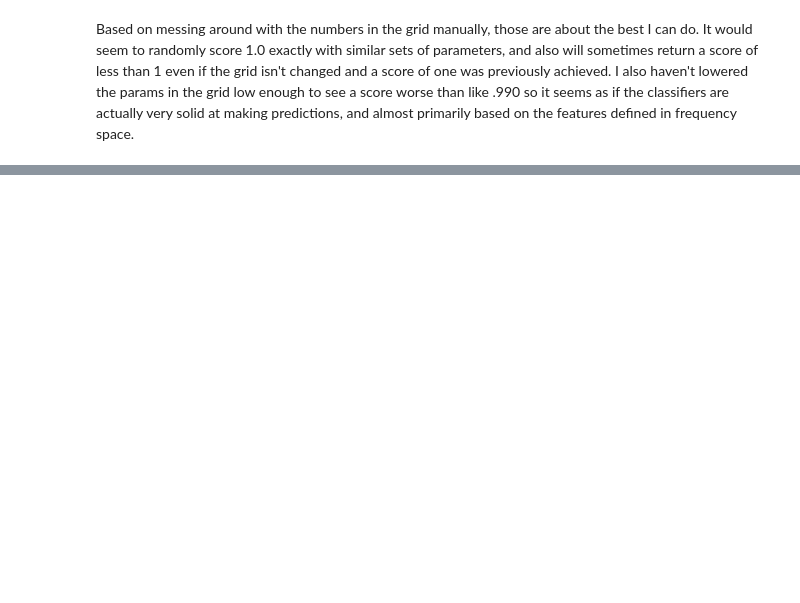
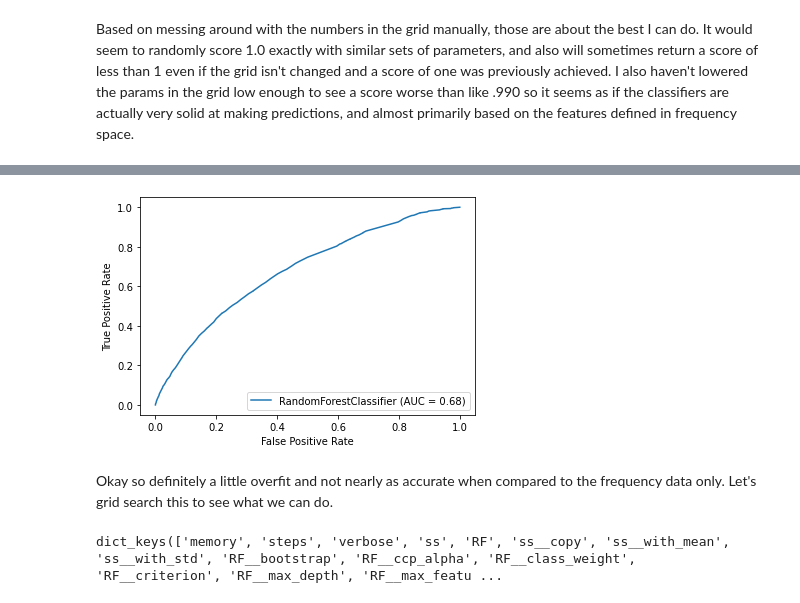
Before and after one commit to mattlegro/MDD-Classification-Project, a Jupyter notebook: modelling.ipynb, the cells around one changed output, grey strips where cells are left out. Cells and saved outputs as stored; diff of their text form; code cells hidden in the pictures; blank space fills up the shorter version.

```diff
--- a/modelling.ipynb
+++ b/modelling.ipynb
@@ -287,0 +319,6 @@ Based on messing around with the numbers in the grid manually, those are about t
+# %%
+forest3_roc = plot_roc_curve(forest3, data_test_no_f, target_test_no_f)
+# %% [output]
+[figure, added]
+# %% [markdown]
+Okay so definitely a little overfit and not nearly as accurate when compared to the frequency data only. Let's grid search this to see what we can do.
@@ -287,0 +337,4 @@ Based on messing around with the numbers in the grid manually, those are about t
+# %%
+scaled_RF_pipe_no_f_grid_search.estimator.get_params().keys()
+# %% [output]
+dict_keys(['memory', 'steps', 'verbose', 'ss', 'RF', 'ss__copy', 'ss__with_mean', 'ss__with_std', 'RF__bootstrap', 'RF__ccp_alpha', 'RF__class_weight', 'RF__criterion', 'RF__max_depth', 'RF__max_featu ...
```
Also changed, not shown: parts of 23 cells of this notebook.
